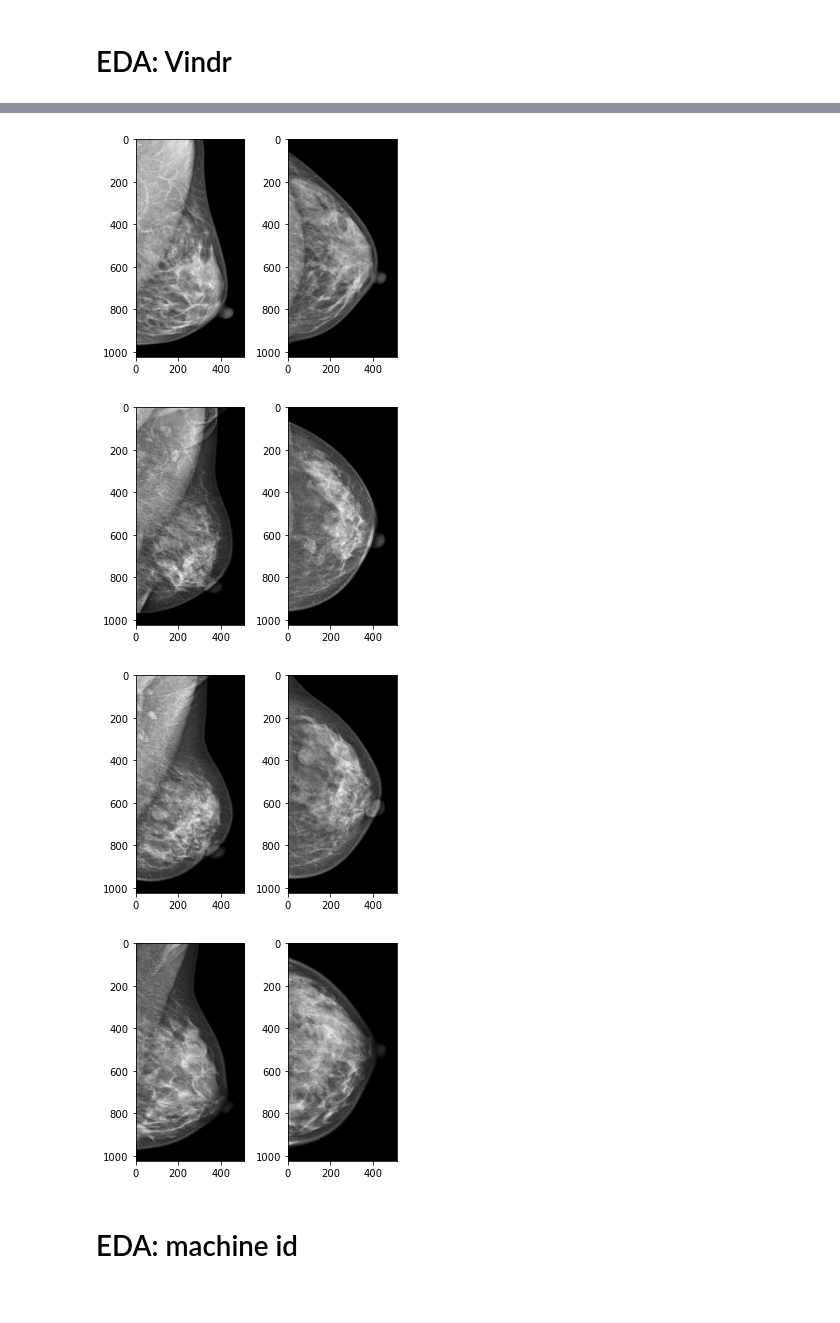
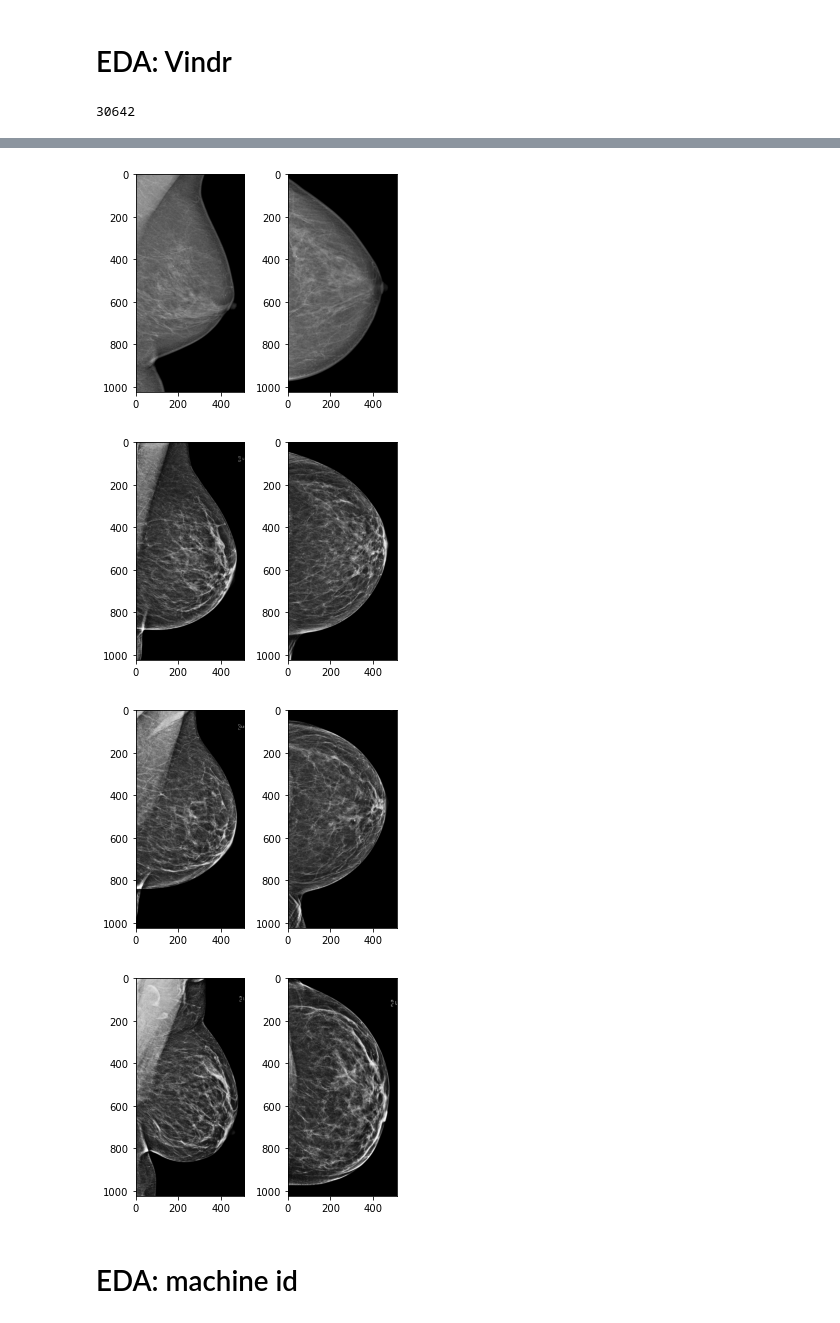
Before and after one commit to analokmaus/kaggle-rsna-breast-cancer, a Jupyter notebook: 00_eda.ipynb, the cells around one changed output, grey strips where cells are left out. Cells and saved outputs as stored; diff of their text form; code cells hidden in the pictures.

Commit message:
add vindr dataset

```diff
--- a/00_eda.ipynb
+++ b/00_eda.ipynb
@@ -333,8 +324,10 @@ for idx in range(5):
 # EDA: Vindr
 # %%
 ds = PatientLevelDataset(
-    df=pd.read_csv('input/rsna-breast-cancer-detection/vindr_train.csv'),
-    image_dir=Path('input/rsna-breast-cancer-detection/vindr_mammo_resized_2048V'),
+    df=train,
+    # df=pd.read_csv('input/rsna-breast-cancer-detection/vindr_train.csv'),
+    # df=pd.read_csv('input/rsna-breast-cancer-detection/train_concat_vindr_birads05.csv'),
+    image_dir=Path('input/rsna-breast-cancer-detection/image_resized_2048V'),
     is_test=True,
     sample_num=1,
     replace=False,
@@ -342,6 +335,8 @@ ds = PatientLevelDataset(
     preprocess=A.Compose([AutoFlip(), CropROI2(threshold=10, buffer=80), A.Resize(1024, 512)]),
     transforms=ToTensorV2(),
 )
+ds.update_df(pd.read_csv('input/rsna-breast-cancer-detection/vindr_train_birads05.csv'))
+print(len(ds))
 for idx in range(5):
     img, label = ds[idx]
     img = (img - img.min()) / (img.max() - img.min())
@@ -352,3 +347,4 @@ for idx in range(5):
     plt.show()
     plt.close()
 # %% [output]
+30642
@@ -356,7 +352,7 @@ for idx in range(5):
-[figure, old version]
+[figure, new version]
-[figure, old version]
+[figure, new version]
-[figure, old version]
+[figure, new version]
-[figure, old version]
+[figure, new version]
 # %% [markdown]
 # EDA: machine id
 # %%
```
Also changed, not shown: parts of 2 cells of this notebook, 7 other files.
